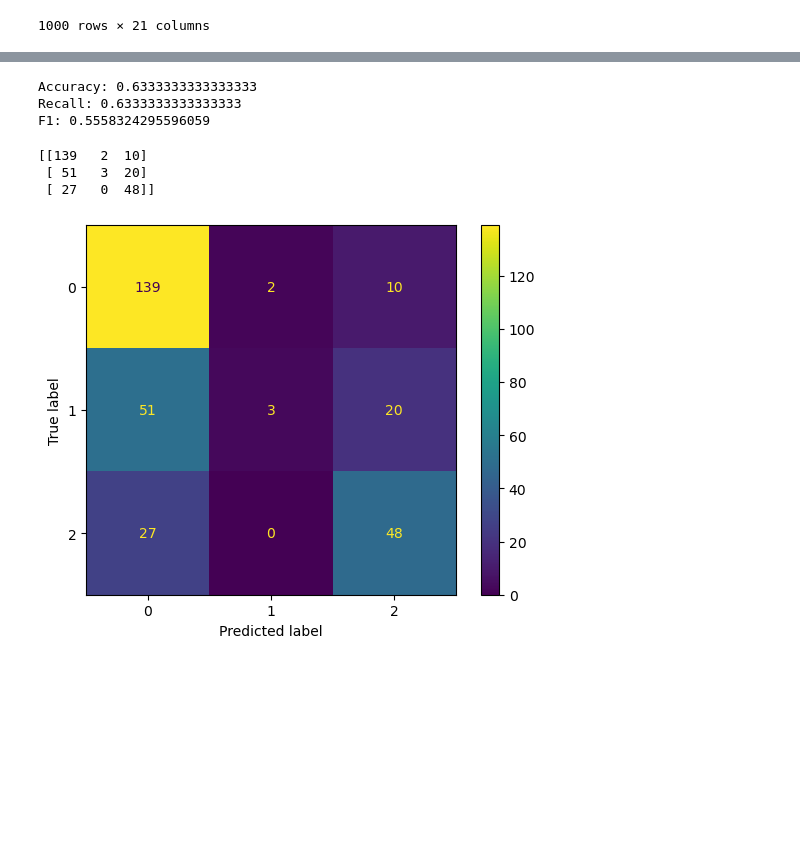
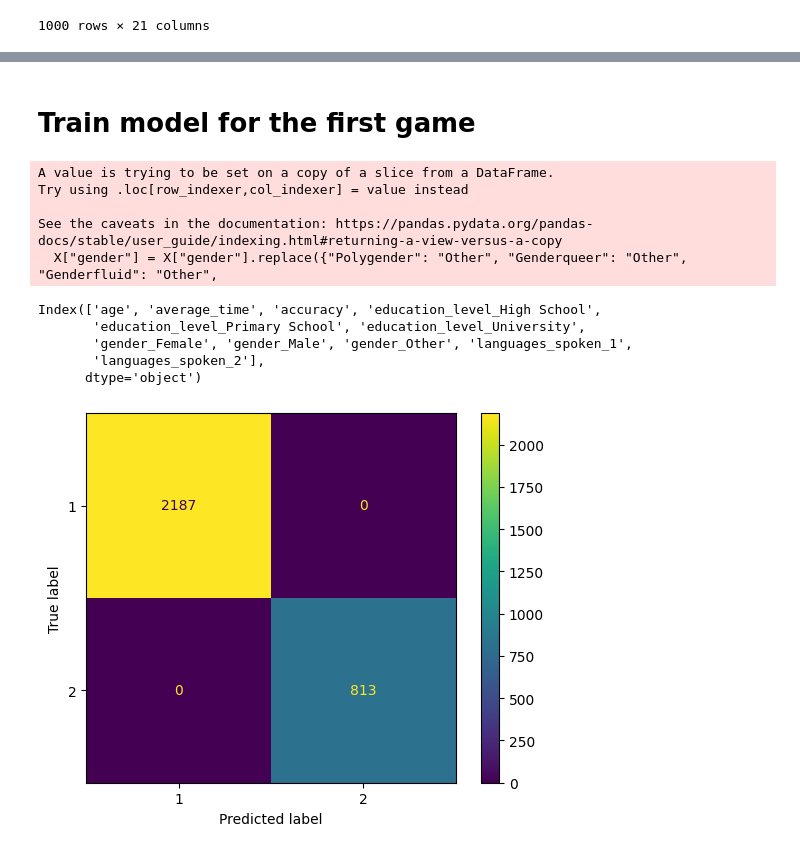
Before and after one commit to carmenvilanova/SeniorTrAIning, a Jupyter notebook: main_data/notebooks/main_notebook.ipynb, the cells around one changed output, grey strips where cells are left out. Saved outputs shown, nothing was run; the diff lists cells and outputs as text; code cells hidden in the pictures; blank space fills up the shorter version.

```diff
--- a/main_data/notebooks/main_notebook.ipynb
+++ b/main_data/notebooks/main_notebook.ipynb
@@ -378,32 +245,16 @@ GridSearchCV(cv=4,
-# %%
-# Get best model and evaluate
-best_model = model.best_estimator_
-
-preds = best_model.predict(X_test_sc)
-# preds_proba = best_model.predict_proba(X_test) # To get probabilities for each class
-
-accuracy = accuracy_score(y_test, preds)
-recall = recall_score(y_test, preds, average="weighted")
-f1 = f1_score(y_test, preds, average="weighted")
-
-print(f"Accuracy: {accuracy}")
-print(f"Recall: {recall}")
-print(f"F1: {f1}")
-# %% [output]
-Accuracy: 0.6333333333333333
-Recall: 0.6333333333333333
-F1: 0.5558324295596059
-# %%
-# CM
-print(confusion_matrix(y_test, preds, labels=model.classes_))
-
-# CM Heatmap
-cm = confusion_matrix(y_test, preds, labels=model.classes_)
-cm_disp = ConfusionMatrixDisplay(confusion_matrix=cm, display_labels=model.classes_)
-cm_disp.plot()
-plt.show()
-# %% [output]
-[[139   2  10]
- [ 51   3  20]
- [ 27   0  48]]
-[figure, removed]
+# %% [markdown]
+# Train model for the first game
+# %%
+logistic_model = logistic_model.logistic_regression_game01(merged_dataframe)
+# %% [output]
+A value is trying to be set on a copy of a slice from a DataFrame.
+Try using .loc[row_indexer,col_indexer] = value instead
+
+See the caveats in the documentation: https://pandas.pydata.org/pandas-docs/stable/user_guide/indexing.html#returning-a-view-versus-a-copy
+  X["gender"] = X["gender"].replace({"Polygender": "Other", "Genderqueer": "Other", "Genderfluid": "Other",
+Index(['age', 'average_time', 'accuracy', 'education_level_High School',
+       'education_level_Primary School', 'education_level_University',
+       'gender_Female', 'gender_Male', 'gender_Other', 'languages_spoken_1',
+       'languages_spoken_2'],
+      dtype='object')
+[figure, added]
```
Also changed, not shown: parts of 22 cells of this notebook, 5 other files.
